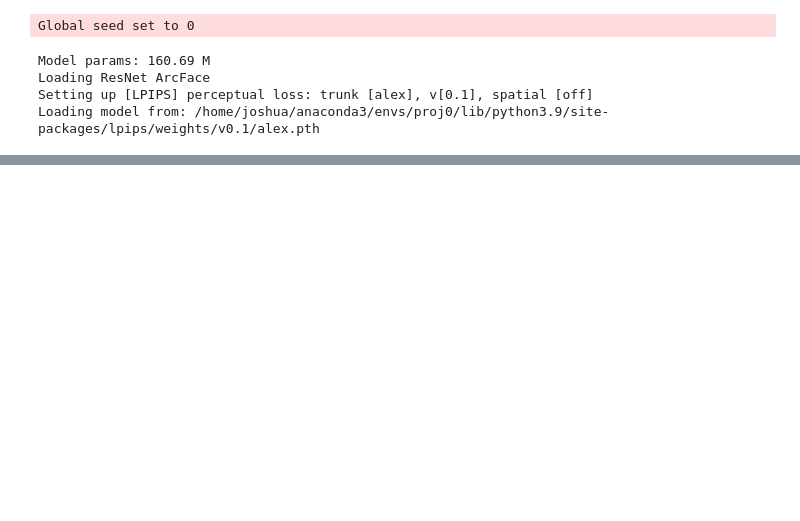
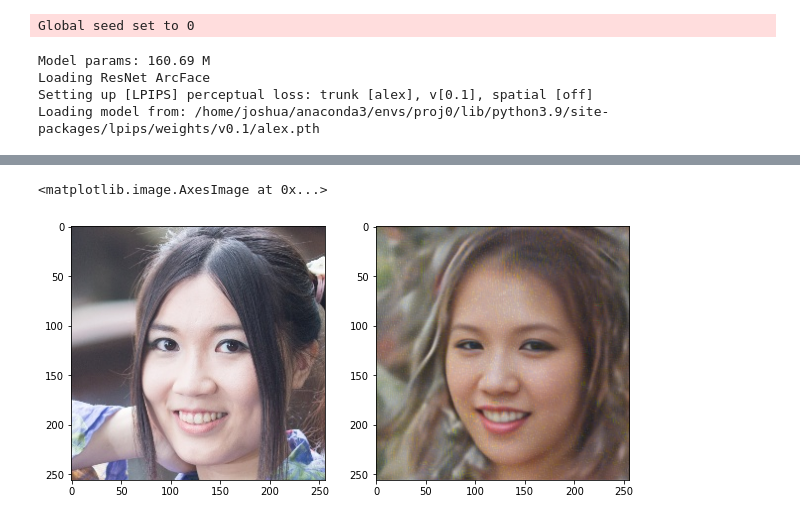
Before and after one commit to Hanyu-Xue/Priv_Diff_Autoencoder, a Jupyter notebook: New_train.ipynb, the cells around one changed output, grey strips where cells are left out. Saved outputs shown, nothing was run; the diff lists cells and outputs as text; code cells hidden in the pictures; blank space fills up the shorter version.

```diff
--- a/New_train.ipynb
+++ b/New_train.ipynb
@@ -247,0 +366,19 @@ tensor([[[[-0.9922, -0.9922, -0.9922,  ..., -0.0902, -0.2471, -0.2314],
+# %%
+import matplotlib.pyplot as plt
+idx = 222
+# torch.manual_seed(1)
+with torch.no_grad():
+    generated_img = model.render(xT_true, semantic_vec_list[idx].to(device), T=2)
+
+diff_batch = image_data[idx+1]['img'][None]
+attr_batch = diff_batch*0.5+0.5
+attr_images = attr_batch.cuda()
+generated_image = generated_img.detach()
+
+fig, ax = plt.subplots(1, 2, figsize=(10, 5))
+generated_image = generated_img.detach()
+ax[0].imshow(attr_images[0].permute(1, 2, 0).cpu())
+ax[1].imshow(generated_image[0].permute(1, 2, 0).cpu())
+# %% [output]
+<matplotlib.image.AxesImage at 0x...>
+[figure, added]
```
Also changed, not shown: parts of 9 cells of this notebook.
